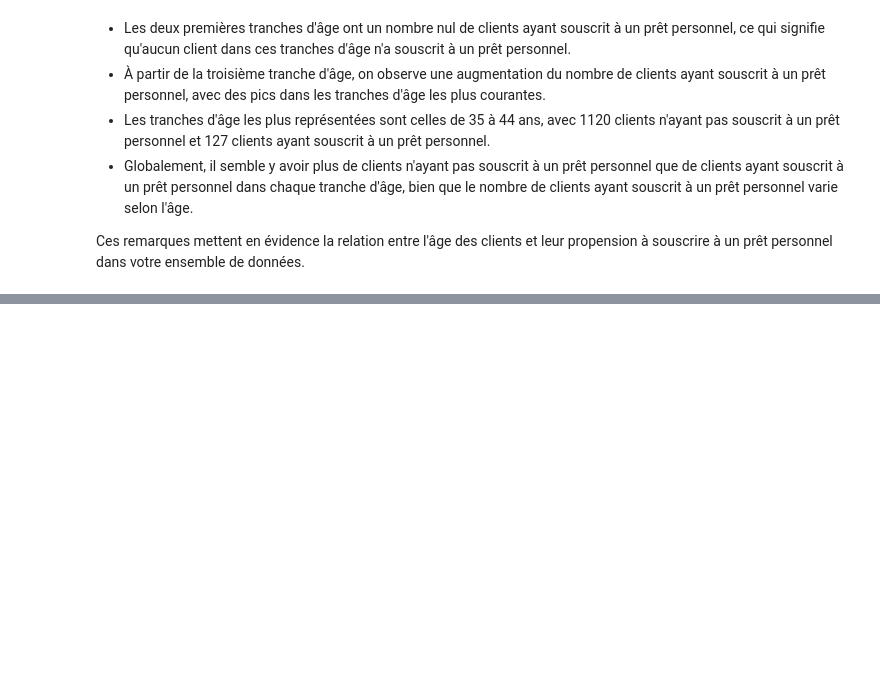
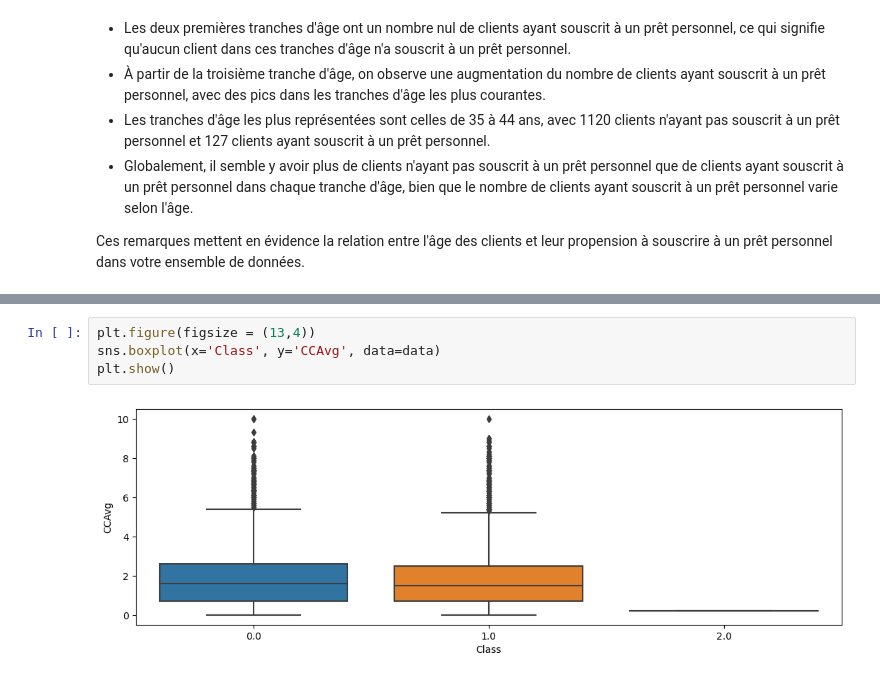
Before and after one commit to ImadElMaftouhi/Projet_dataMining, a Jupyter notebook: clustering.ipynb, the cells around one changed output, grey strips where cells are left out. Drawn from its saved outputs; the diff is of its cells as text; blank space fills up the shorter version.

```diff
--- a/clustering.ipynb
+++ b/clustering.ipynb
@@ -662,0 +756,6 @@ Ces remarques mettent en évidence la relation entre l'âge des clients et leur
+# %%
+plt.figure(figsize = (13,4))
+sns.boxplot(x='Class', y='CCAvg', data=data)
+plt.show()
+# %% [output]
+[figure, added]
```
Also changed, not shown: parts of 22 cells of this notebook.
